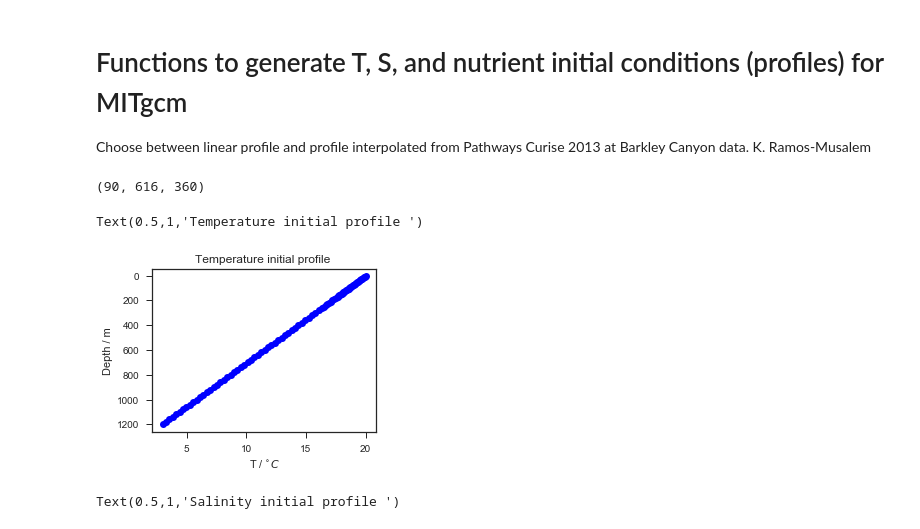
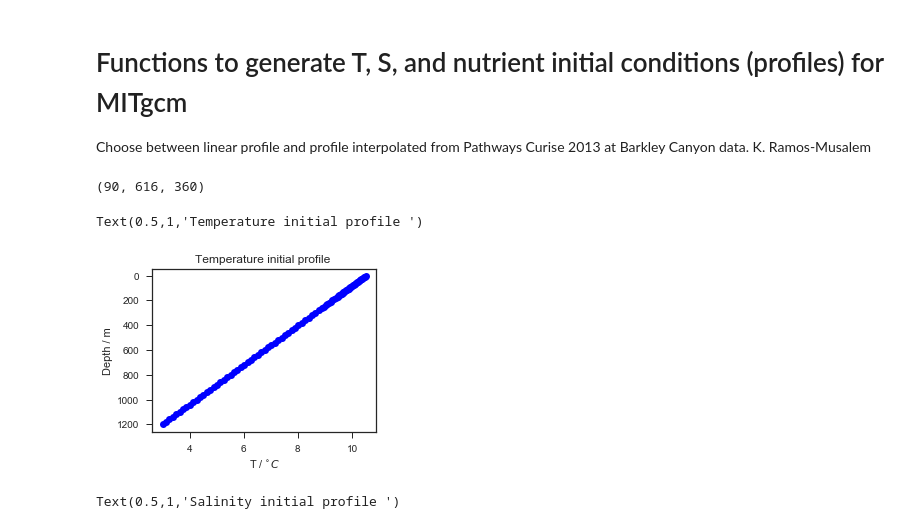
Before and after one commit to UBC-MOAD/buildcanyon, a Jupyter notebook: Stratification/GenerateTSNutrientIniCond.ipynb, the cells around one changed output. Drawn from its saved outputs; the diff is of its cells as text; code cells hidden in the pictures.

```diff
--- a/Stratification/GenerateTSNutrientIniCond.ipynb
+++ b/Stratification/GenerateTSNutrientIniCond.ipynb
@@ -186,36 +186,36 @@ zi = (5, 10,15,20,25,30,35,40,45,50,
 temp = [13.92419179,  10.19468641,   8.58686415,   7.45058646,
          7.28092498,   7.19139622,   6.92763903,   6.85987391,
          6.68035617,   6.11261289,   5.65138553,   5.30145515,
          4.94772486,   4.53669634,   4.17122877,   3.66913223,   3.21469724]  #Falkor Temp
 
 #Temp=iniTracer(nx,ny,depth,temp,zi)
-Temp = iniTracerLin(nx,ny,20.0,3.0,zi)
+Temp = iniTracerLin(nx,ny,10.5,3.0,zi)
 
 # Save binary file
-tmpfile = "%dx%dx%d/Lintmp_N006_%dzlev_%dx%d.bin" %(nx,ny,nz,nz,nx,ny)
+tmpfile = "%dx%dx%d/Lintmp_N5p0_%dzlev_%dx%d.bin" %(nx,ny,nz,nz,nx,ny)
 fileobj = open(tmpfile,mode='wb')
 Temp2 = Temp.transpose((2,0,1)) # To keep fortran order when writing as C binary
 print(np.shape(Temp2))
 Temp2.astype(dt).tofile(fileobj,"")
 fileobj.close()
 
 
 # PLOT
 fig, ax = plt.subplots(1,1,figsize=(4,3))
 
 CS = ax.plot(np.squeeze(Temp[60,45,:]),zi,'bo-')
 
 ax.invert_yaxis()
 
 plt.xlabel('T / $^{\circ}C$')
 
 plt.ylabel('Depth / m')
 
 plt.title('Temperature initial profile ')
 # %% [output]
 (90, 616, 360)
 Text(0.5,1,'Temperature initial profile ')
-[figure, old version]
+[figure, new version]
 # %%
 #Salinity
 
```
Also changed, not shown: parts of 2 cells of this notebook.
